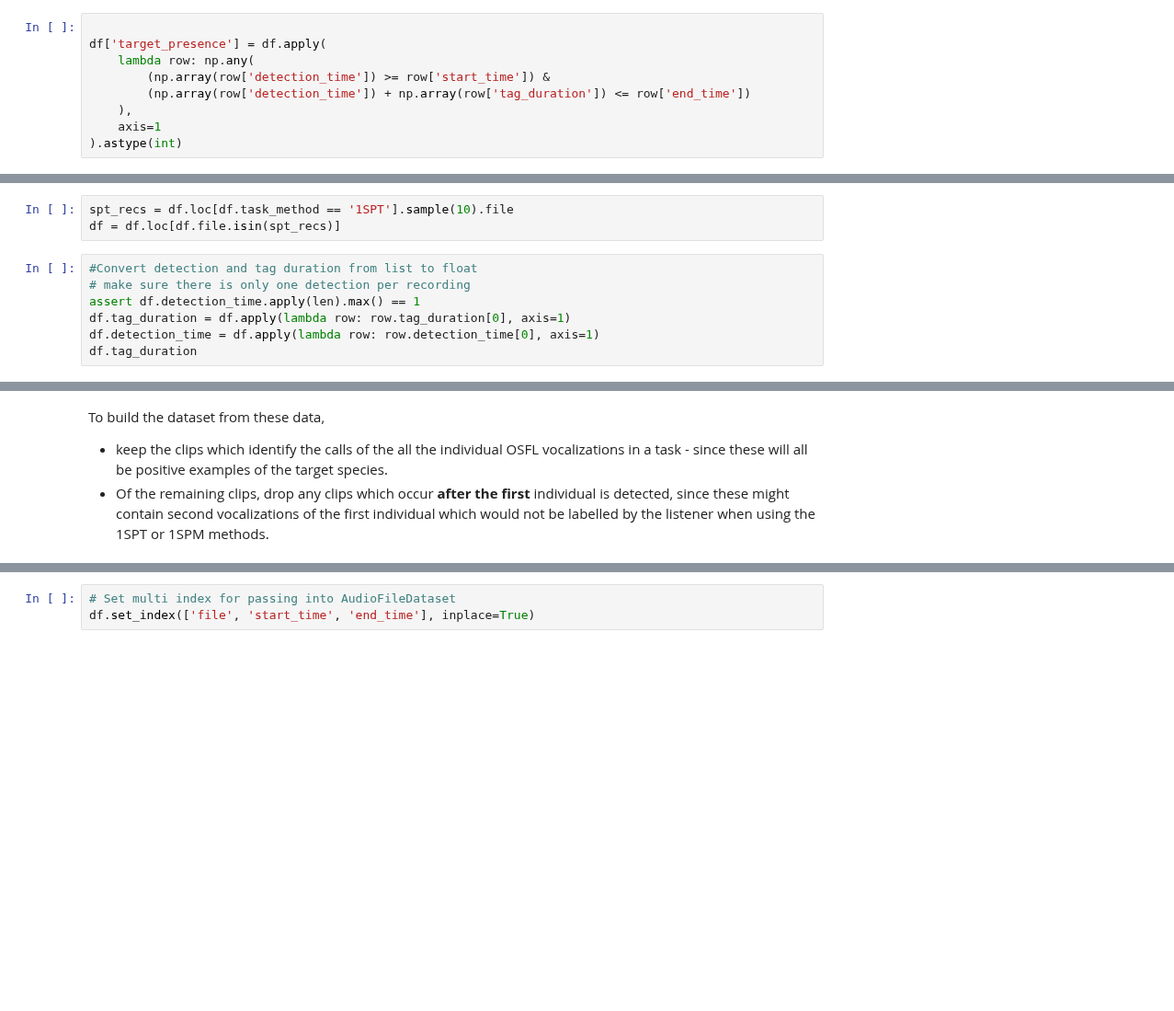
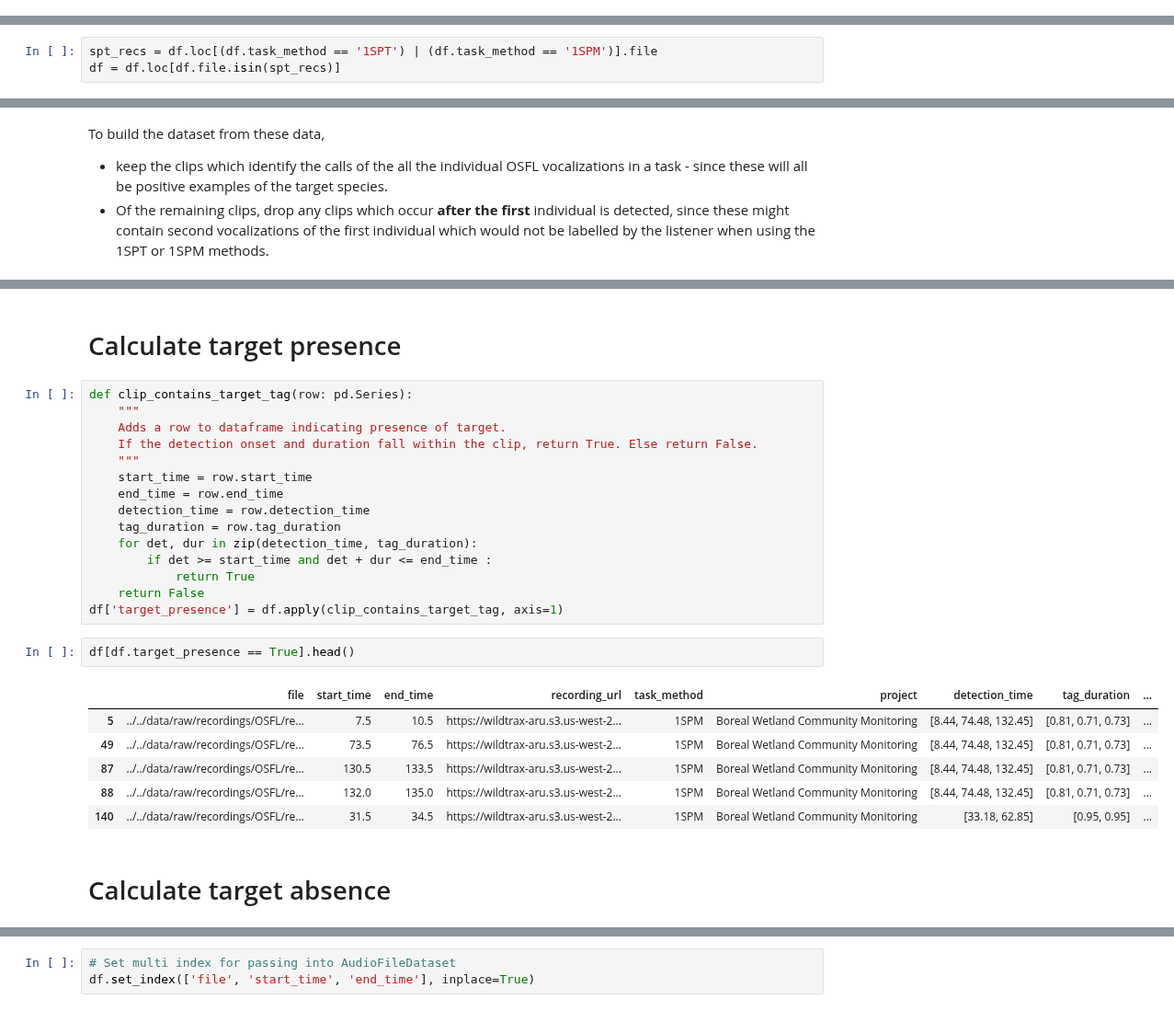
Before and after one commit to Mgallimore88/osfl_cnn_recognizer, a Jupyter notebook: notebooks/exploratory_nbs/1.12-mjg-get-samples_from_recordings.ipynb, the cells around one changed output, grey strips where cells are left out. Shown at 92% size. Drawn from its saved outputs; the diff is of its cells as text; blank space fills up the shorter version.

```diff
--- a/notebooks/exploratory_nbs/1.12-mjg-get-samples_from_recordings.ipynb
+++ b/notebooks/exploratory_nbs/1.12-mjg-get-samples_from_recordings.ipynb
@@ -345,12 +360,3 @@ df.head()
-# %%
-
-df['target_presence'] = df.apply(
-    lambda row: np.any(
-        (np.array(row['detection_time']) >= row['start_time']) &
-        (np.array(row['detection_time']) + np.array(row['tag_duration']) <= row['end_time'])
-    ),
-    axis=1
-).astype(int)
 # %% [markdown]
 ### get a sample of 10 recordings with 1SPT task method
 # %%
@@ -371,10 +377,3 @@ Name: file, Length: 60680, dtype: object
 # %%
-spt_recs = df.loc[df.task_method == '1SPT'].sample(10).file
+spt_recs = df.loc[(df.task_method == '1SPT') | (df.task_method == '1SPM')].file
 df = df.loc[df.file.isin(spt_recs)]
-# %%
-#Convert detection and tag duration from list to float
-# make sure there is only one detection per recording
-assert df.detection_time.apply(len).max() == 1
-df.tag_duration = df.apply(lambda row: row.tag_duration[0], axis=1)
-df.detection_time = df.apply(lambda row: row.detection_time[0], axis=1)
-df.tag_duration
@@ -404,0 +430,28 @@ To build the dataset from these data,
+# %% [markdown]
+# Calculate target presence
+# %%
+def clip_contains_target_tag(row: pd.Series):
+    """
+    Adds a row to dataframe indicating presence of target.
+    If the detection onset and duration fall within the clip, return True. Else return False.
+    """
+    start_time = row.start_time
+    end_time = row.end_time
+    detection_time = row.detection_time
+    tag_duration = row.tag_duration
+    for det, dur in zip(detection_time, tag_duration):
+        if det >= start_time and det + dur <= end_time :
+            return True
+    return False
+df['target_presence'] = df.apply(clip_contains_target_tag, axis=1)
+# %%
+df[df.target_presence == True].head()
+# %% [output]
+|  | file | start_time | end_time | recording_url | task_method | project | detection_time | tag_duration | ... |
+| 5 | ../../data/raw/recordings/OSFL/re... | 7.5 | 10.5 | https://wildtrax-aru.s3.us-west-2... | 1SPM | Boreal Wetland Community Monitoring | [8.44, 74.48, 132.45] | [0.81, 0.71, 0.73] | ... |
+| 49 | ../../data/raw/recordings/OSFL/re... | 73.5 | 76.5 | https://wildtrax-aru.s3.us-west-2... | 1SPM | Boreal Wetland Community Monitoring | [8.44, 74.48, 132.45] | [0.81, 0.71, 0.73] | ... |
+| 87 | ../../data/raw/recordings/OSFL/re... | 130.5 | 133.5 | https://wildtrax-aru.s3.us-west-2... | 1SPM | Boreal Wetland Community Monitoring | [8.44, 74.48, 132.45] | [0.81, 0.71, 0.73] | ... |
+| 88 | ../../data/raw/recordings/OSFL/re... | 132.0 | 135.0 | https://wildtrax-aru.s3.us-west-2... | 1SPM | Boreal Wetland Community Monitoring | [8.44, 74.48, 132.45] | [0.81, 0.71, 0.73] | ... |
+| 140 | ../../data/raw/recordings/OSFL/re... | 31.5 | 34.5 | https://wildtrax-aru.s3.us-west-2... | 1SPM | Boreal Wetland Community Monitoring | [33.18, 62.85] | [0.95, 0.95] | ... |
+# %% [markdown]
+# Calculate target absence
```
Also changed, not shown: parts of 41 cells of this notebook, 4 other files.
